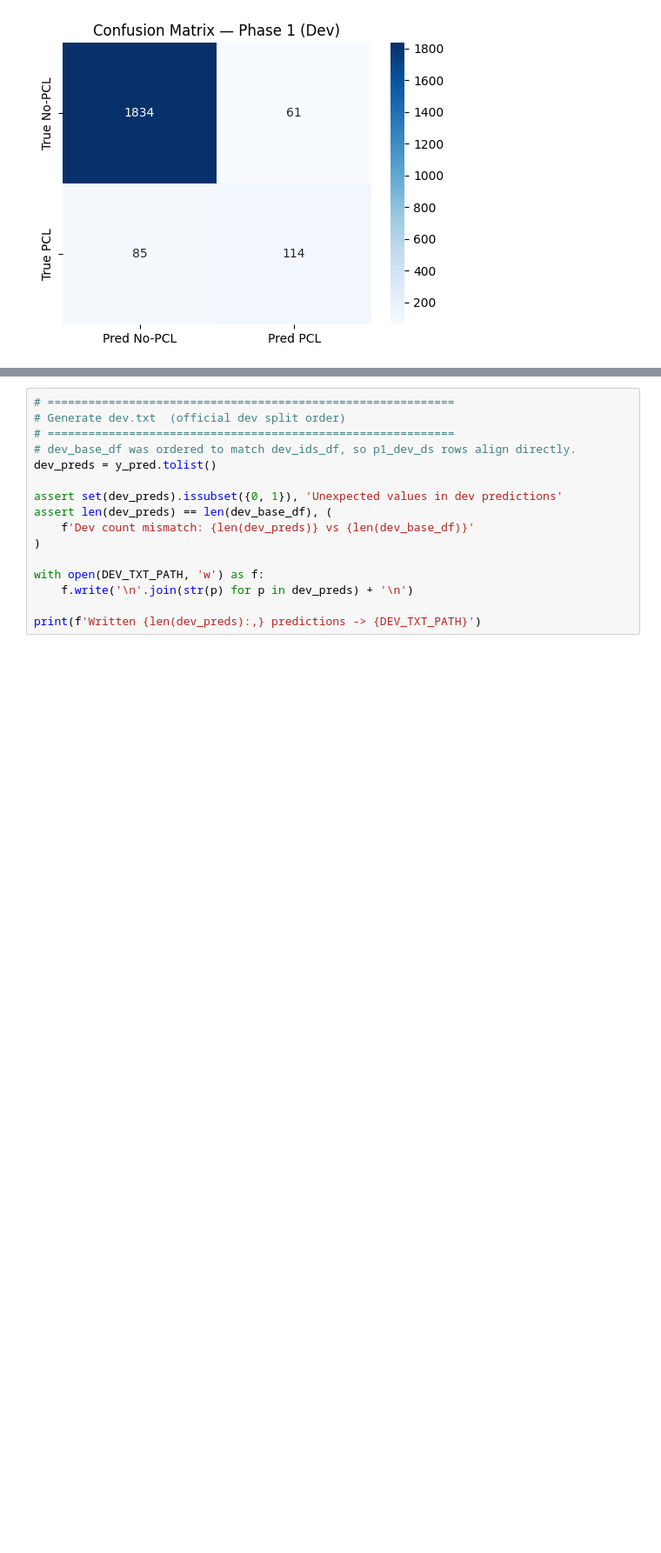
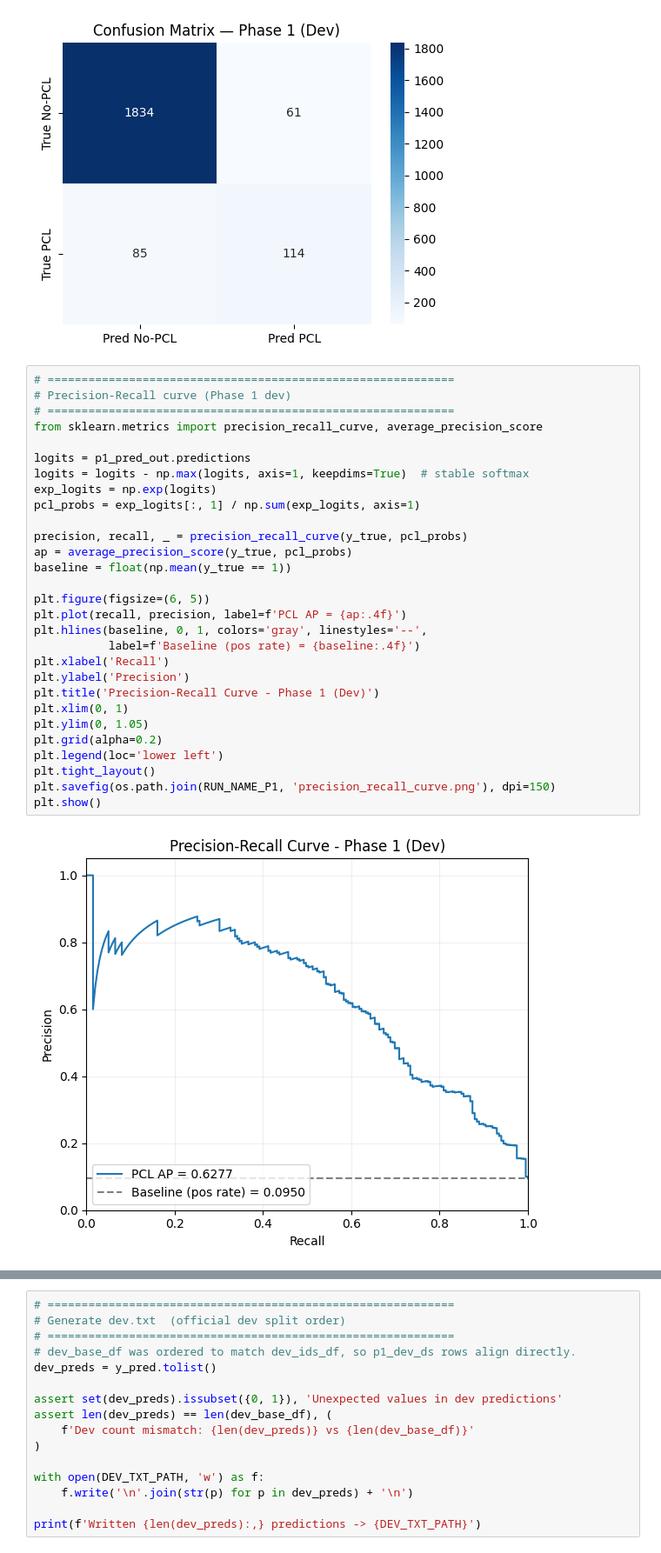
Before and after one commit to wowthecoder/imperial-nlp-cw, a Jupyter notebook: BestModel/best_model.ipynb, the cells around one changed output, grey strips where cells are left out. Shown at 87% size. Saved outputs shown, nothing was run; the diff lists cells and outputs as text; blank space fills up the shorter version.

```diff
--- a/BestModel/best_model.ipynb
+++ b/BestModel/best_model.ipynb
@@ -449,3 +451,34 @@ Phase 1 dev metrics (best checkpoint):
    macro avg     0.8036    0.7703    0.7857      2094
 weighted avg     0.9268    0.9303    0.9283      2094
 [figure]
+# %%
+# ============================================================
+# Precision-Recall curve (Phase 1 dev)
+# ============================================================
+from sklearn.metrics import precision_recall_curve, average_precision_score
+
+logits = p1_pred_out.predictions
+logits = logits - np.max(logits, axis=1, keepdims=True)  # stable softmax
+exp_logits = np.exp(logits)
+pcl_probs = exp_logits[:, 1] / np.sum(exp_logits, axis=1)
+
+precision, recall, _ = precision_recall_curve(y_true, pcl_probs)
+ap = average_precision_score(y_true, pcl_probs)
+baseline = float(np.mean(y_true == 1))
+
+plt.figure(figsize=(6, 5))
+plt.plot(recall, precision, label=f'PCL AP = {ap:.4f}')
+plt.hlines(baseline, 0, 1, colors='gray', linestyles='--',
+           label=f'Baseline (pos rate) = {baseline:.4f}')
+plt.xlabel('Recall')
+plt.ylabel('Precision')
+plt.title('Precision-Recall Curve - Phase 1 (Dev)')
+plt.xlim(0, 1)
+plt.ylim(0, 1.05)
+plt.grid(alpha=0.2)
+plt.legend(loc='lower left')
+plt.tight_layout()
+plt.savefig(os.path.join(RUN_NAME_P1, 'precision_recall_curve.png'), dpi=150)
+plt.show()
+# %% [output]
+[figure, added]
```
Also changed, not shown: parts of 9 cells of this notebook, 1 other file.
